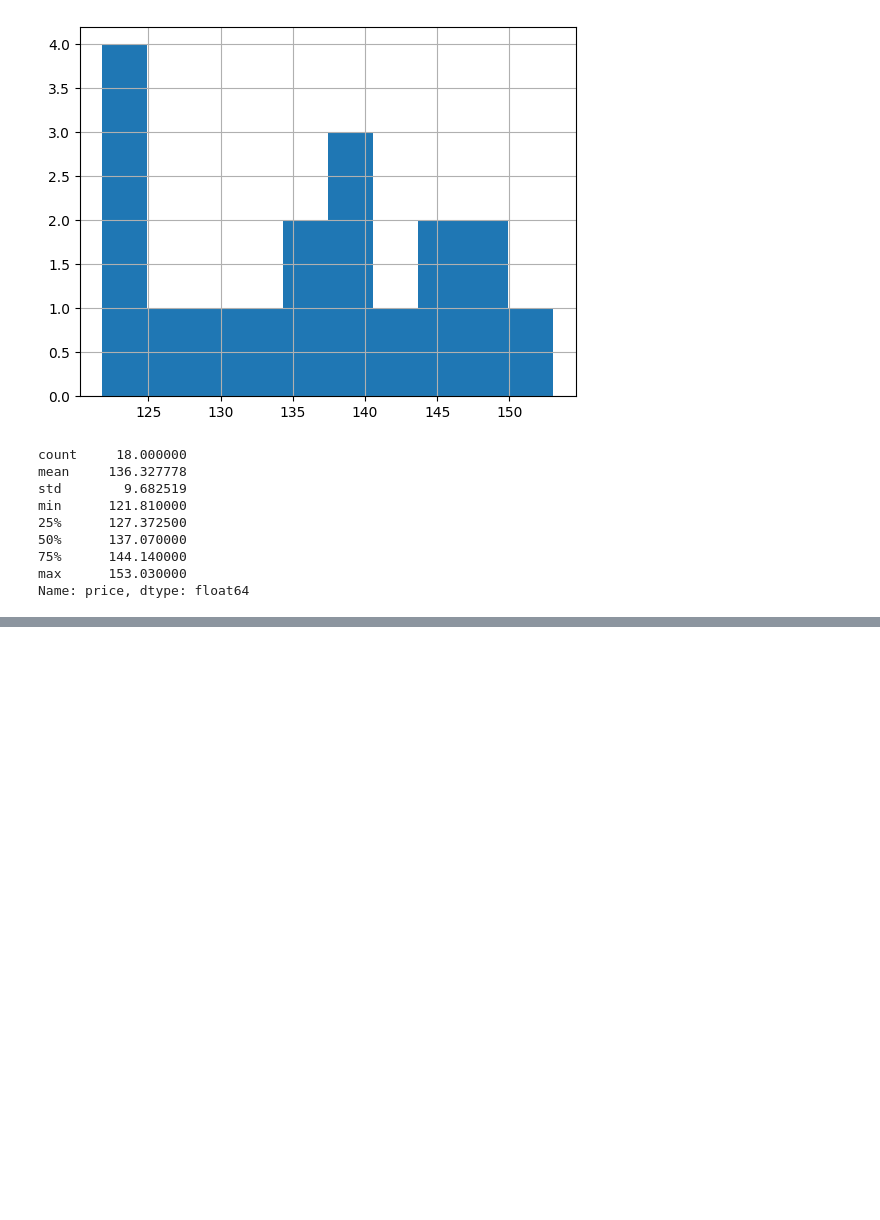
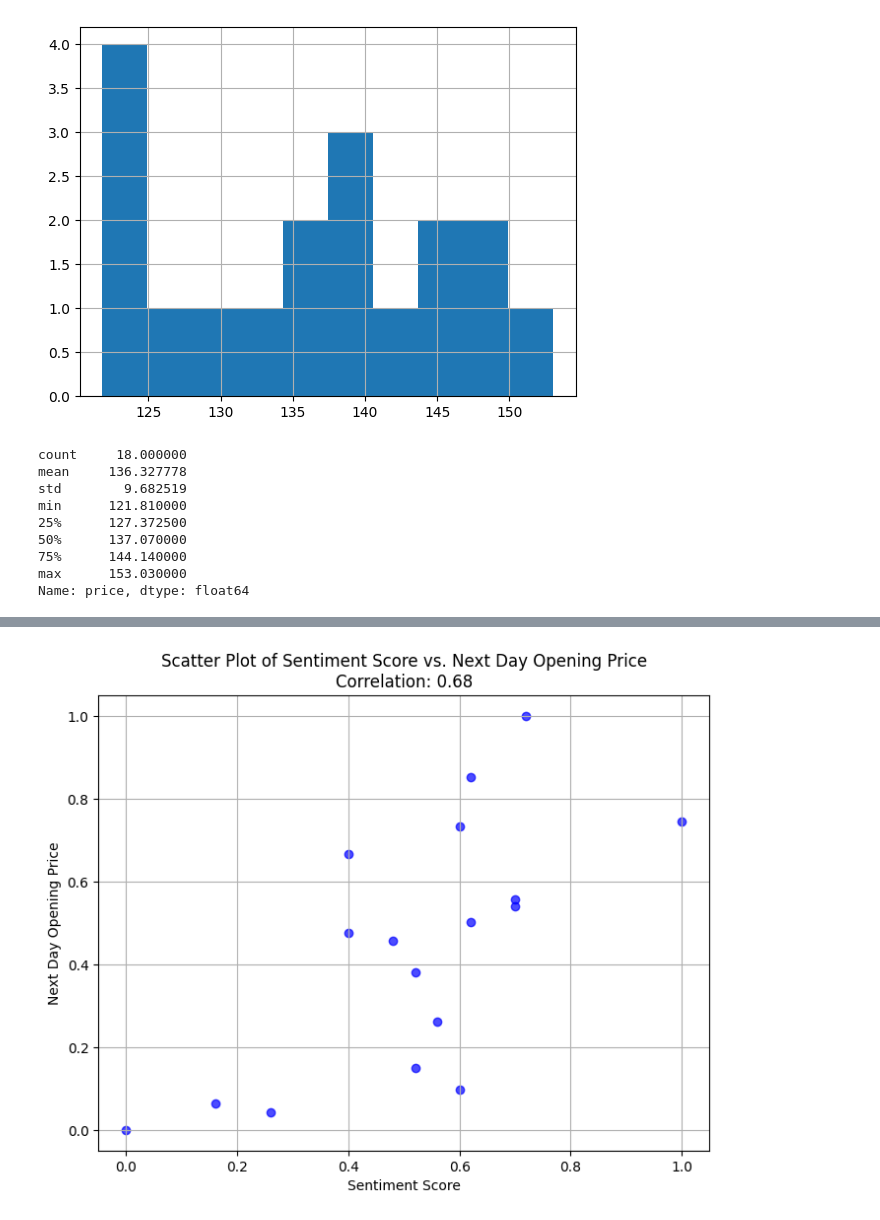
Before and after one commit to wdgstl/MarketSentimentAnalysis, a Jupyter notebook: scripts/EDA.ipynb, the cells around one changed output, grey strips where cells are left out. Cells and saved outputs as stored; diff of their text form; code cells hidden in the pictures; blank space fills up the shorter version.

```diff
--- a/scripts/EDA.ipynb
+++ b/scripts/EDA.ipynb
@@ -226,0 +254,19 @@ df_pro = pd.read_csv('/Users/wdgstl/UVA/DS/MarketSentimentAnalysis/data/new_data
+# %%
+import numpy as np
+
+df = pd.read_csv('/Users/wdgstl/UVA/DS/MarketSentimentAnalysis/data/scores_with_prices_shifted.csv')
+scaler = MinMaxScaler()
+df[["score_norm", "price_norm"]] = scaler.fit_transform(df[["Sentiment Score", "Next Day Price"]])
+
+correlation = np.corrcoef(df["score_norm"], df["price_norm"])[0, 1]
+
+    # Create scatter plot
+plt.figure(figsize=(8, 6))
+plt.scatter(df["score_norm"], df["price_norm"], alpha=0.7, color='blue')
+plt.xlabel("Sentiment Score")
+plt.ylabel("Next Day Opening Price")
+plt.title(f"Scatter Plot of Sentiment Score vs. Next Day Opening Price\nCorrelation: {correlation:.2f}")
+plt.grid(True)
+plt.show()
+# %% [output]
+[figure, added]
```
Also changed, not shown: parts of 2 cells of this notebook, 6 other files.
